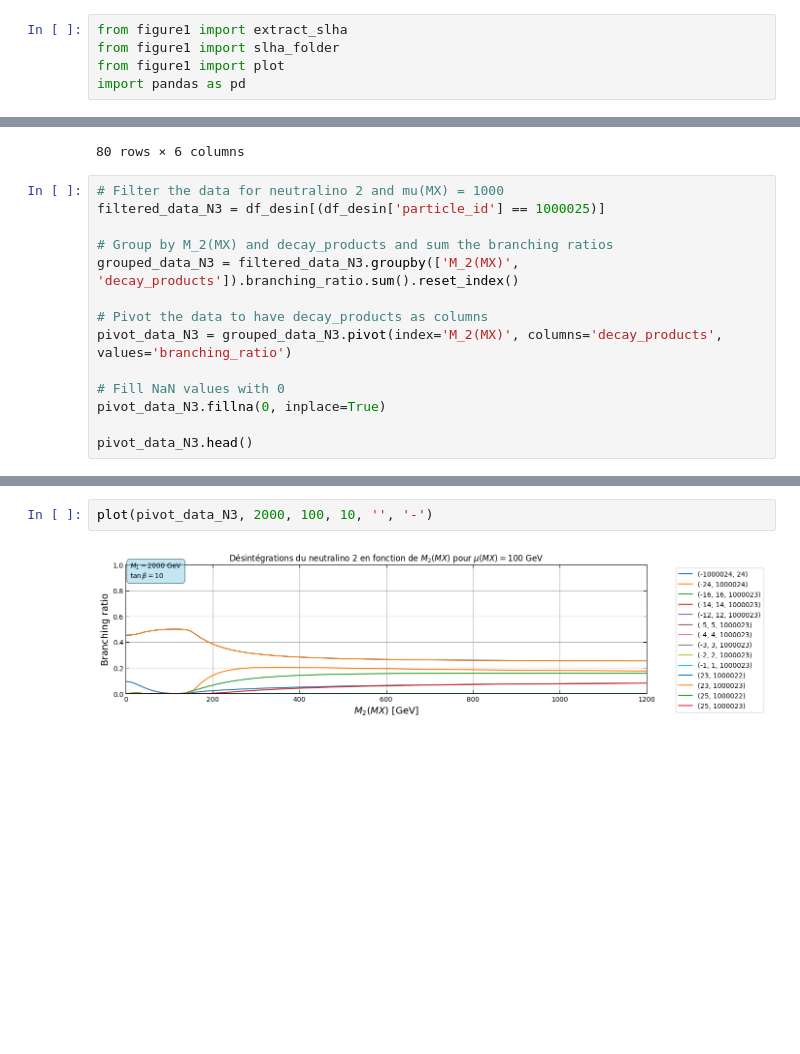
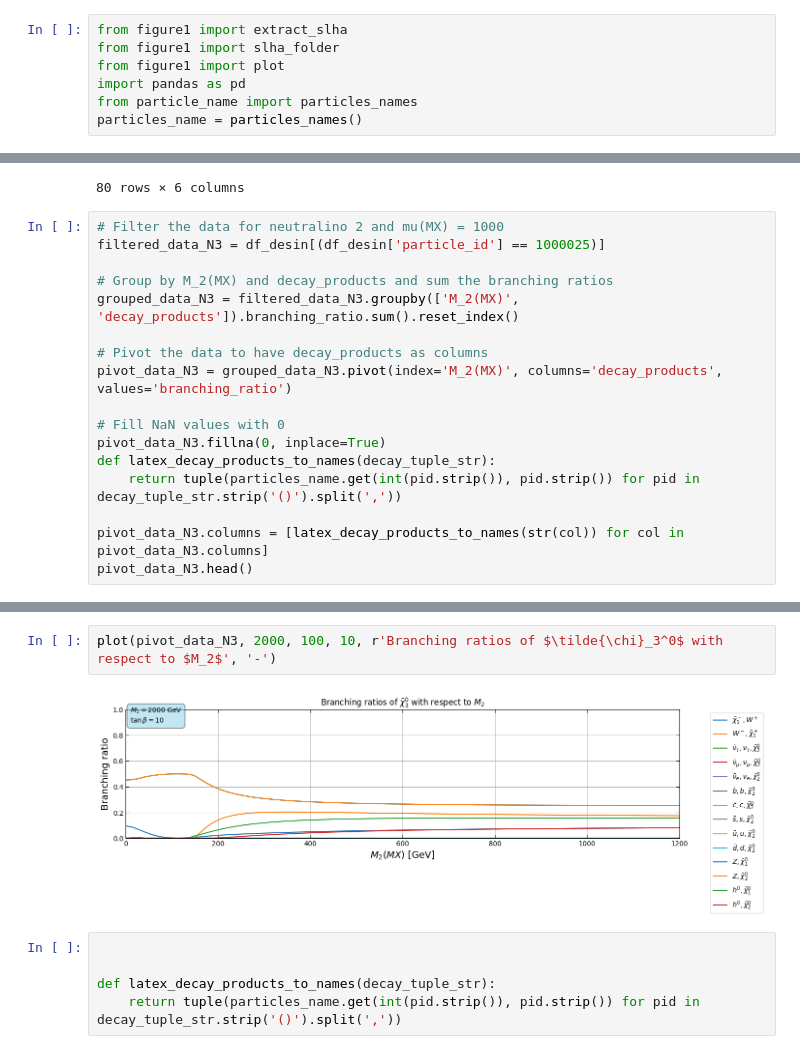
Before and after one commit to Ryudoro/softsusy, a Jupyter notebook: analysis/figure2.ipynb, the cells around one changed output, grey strips where cells are left out. Saved outputs shown, nothing was run; the diff lists cells and outputs as text; blank space fills up the shorter version.

```diff
--- a/analysis/figure2.ipynb
+++ b/analysis/figure2.ipynb
@@ -3,6 +3,8 @@ from figure1 import extract_slha
 from figure1 import slha_folder
 from figure1 import plot
 import pandas as pd
+from particle_name import particles_names
+particles_name = particles_names()
 # %%
 df_desin = slha_folder('M2from0to1200M12000mu100')
 # %%
@@ -33,6 +35,9 @@ pivot_data_N3 = grouped_data_N3.pivot(index='M_2(MX)', columns='decay_products',
 
 # Fill NaN values with 0
 pivot_data_N3.fillna(0, inplace=True)
+def latex_decay_products_to_names(decay_tuple_str):
+    return tuple(particles_name.get(int(pid.strip()), pid.strip()) for pid in decay_tuple_str.strip('()').split(','))
 
+pivot_data_N3.columns = [latex_decay_products_to_names(str(col)) for col in pivot_data_N3.columns]
 pivot_data_N3.head()
 # %% [output]
@@ -72,4 +77,9 @@ plot(pivot_data_C2, 2000, 100, 10, '', '-')
 # %%
-plot(pivot_data_N3, 2000, 100, 10, '', '-')
+plot(pivot_data_N3, 2000, 100, 10, r'Branching ratios of $\tilde{\chi}_3^0$ with respect to $M_2$', '-')
 # %% [output]
-[figure, old version]
+[figure, new version]
+# %%
+
+
+def latex_decay_products_to_names(decay_tuple_str):
+    return tuple(particles_name.get(int(pid.strip()), pid.strip()) for pid in decay_tuple_str.strip('()').split(','))
```
Also changed, not shown: parts of 3 cells of this notebook, 1 other file.
